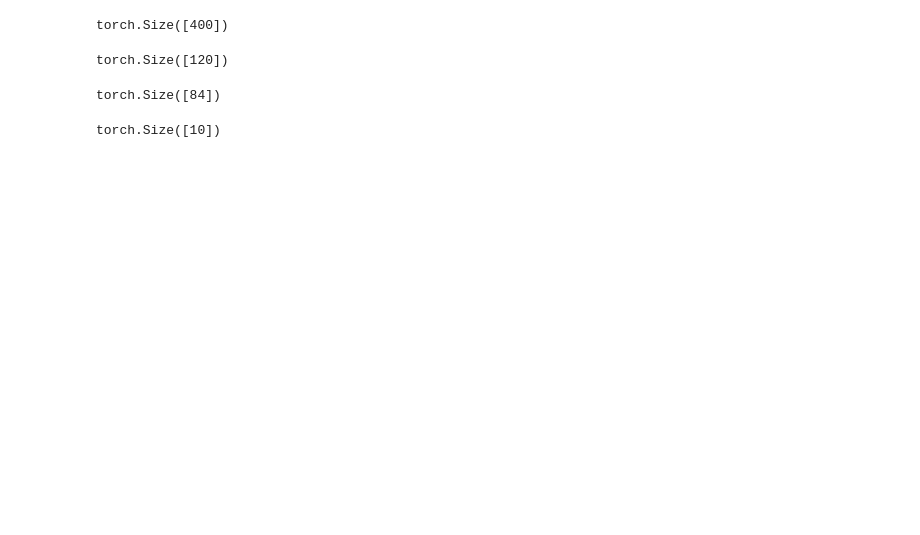
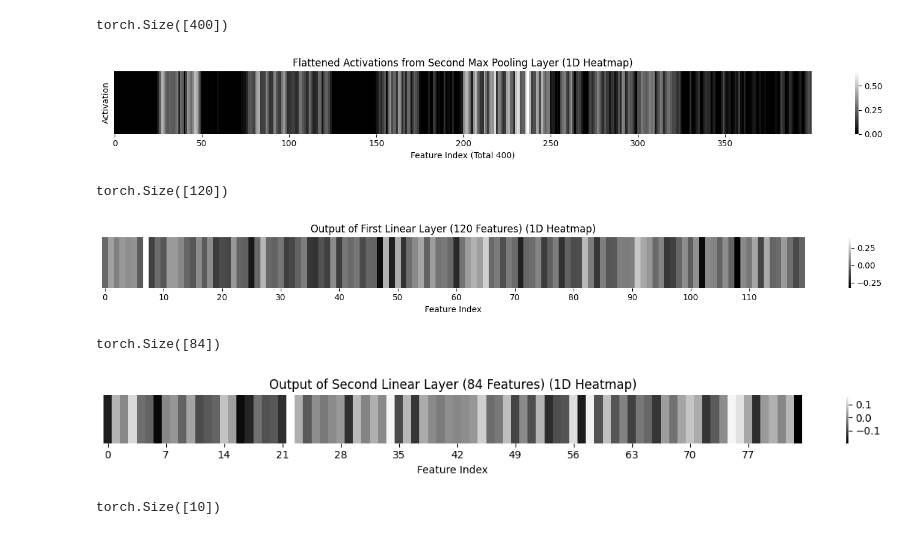
Before and after one commit to eagle-dai/practical-computer-vision, a Jupyter notebook: notebooks/Looking_into_LeNet5_with_Random_Weights.ipynb, the cells around one changed output. Saved outputs shown, nothing was run; the diff lists cells and outputs as text; code cells hidden in the pictures; blank space fills up the shorter version.

```diff
--- a/notebooks/Looking_into_LeNet5_with_Random_Weights.ipynb
+++ b/notebooks/Looking_into_LeNet5_with_Random_Weights.ipynb
@@ -238,16 +206,68 @@ second_max_pool_output_flattened = second_max_pool_output.flatten()
 second_max_pool_output_flattened.shape
 # %% [output]
 torch.Size([400])
+# %%
+import seaborn as sns
+# Plotting the flattened activations as a 1D heatmap
+plt.figure(figsize=(15, 2)) # Adjust figsize as needed
+sns.heatmap(
+    second_max_pool_output_flattened.detach().numpy().reshape(1, -1), # Reshape to (1, num_features) for heatmap
+    cmap='gray',
+    cbar=True,
+    yticklabels=False, # No need for y-axis ticks for a single row
+    xticklabels=50    # Show a tick every 50 features to avoid clutter
+)
+plt.title('Flattened Activations from Second Max Pooling Layer (1D Heatmap)')
+plt.xlabel('Feature Index (Total 400)')
+plt.ylabel('Activation') # Or leave empty
+plt.tight_layout()
+plt.show()
+# %% [output]
+[figure, added]
 # %%
 output_first_linear_layer = nn.Linear(in_features=400, out_features=120)(second_max_pool_output_flattened)
 output_first_linear_layer.shape
 # %% [output]
 torch.Size([120])
+# %%
+# Plotting the output of the first linear layer as a 1D heatmap
+plt.figure(figsize=(15, 1.8)) # Adjust figsize as needed (width, height)
+sns.heatmap(
+    output_first_linear_layer.detach().numpy().reshape(1, -1), # Reshape to (1, num_features)
+    cmap='gray',
+    cbar=True,
+    yticklabels=False,  # No need for y-axis ticks for a single row
+    xticklabels=10      # Show a tick every 10 features (total 120 features)
+)
+plt.title('Output of First Linear Layer (120 Features) (1D Heatmap)')
+plt.xlabel('Feature Index')
+# plt.ylabel('Activation') # Optional, can be omitted for single row
+plt.tight_layout()
+plt.show()
+# %% [output]
+[figure, added]
 # %%
 output_second_linear_layer = nn.Linear(in_features=120, out_features=84)(output_first_linear_layer)
 output_second_linear_layer.shape
 # %% [output]
 torch.Size([84])
+# %%
+# Plotting the output of the second linear layer as a 1D heatmap
+plt.figure(figsize=(12, 1.6)) # Adjust figsize as needed (width, height)
+sns.heatmap(
+    output_second_linear_layer.detach().numpy().reshape(1, -1), # Reshape to (1, num_features)
+    cmap='gray',
+    cbar=True,
+    yticklabels=False,  # No need for y-axis ticks for a single row
+    xticklabels=7       # Show a tick every 7 features (84 features / 12 ticks approx)
+)
+plt.title('Output of Second Linear Layer (84 Features) (1D Heatmap)')
+plt.xlabel('Feature Index')
+# plt.ylabel('Activation') # Optional, can be omitted for single row
+plt.tight_layout()
+plt.show()
+# %% [output]
+[figure, added]
 # %%
 output_third_linear_layer = nn.Linear(in_features=84, out_features=10)(output_second_linear_layer)
 output_third_linear_layer.shape
```
Also changed, not shown: parts of 9 cells of this notebook.
